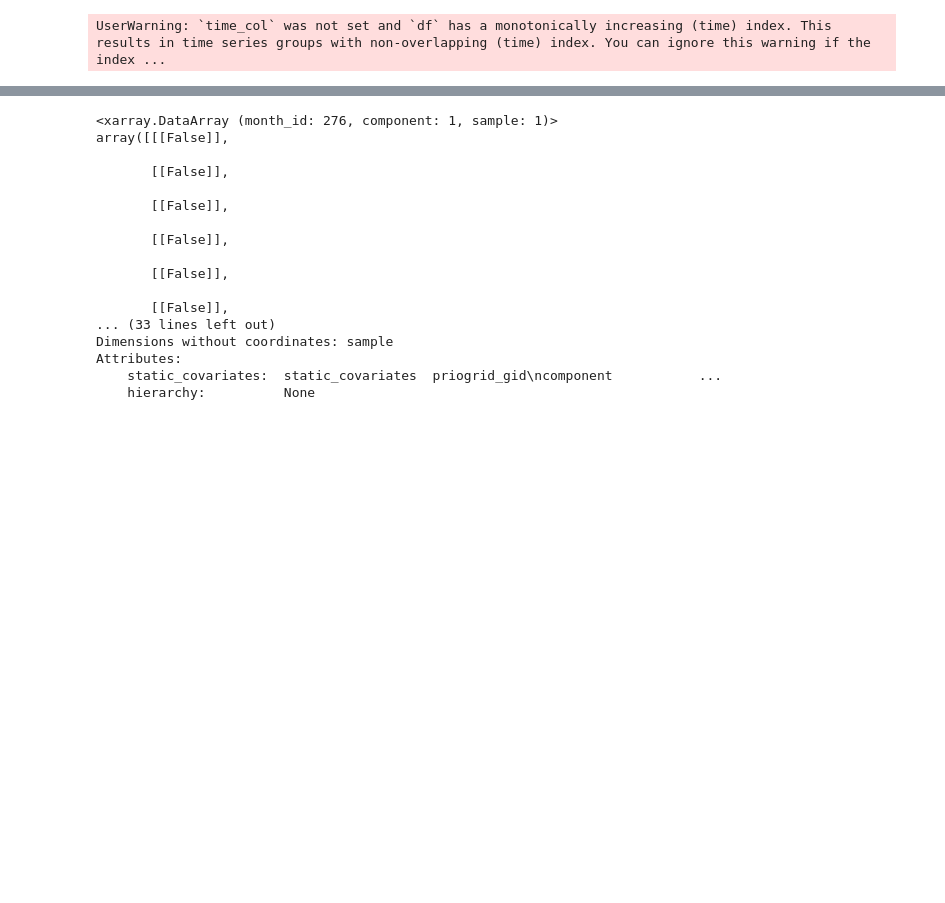
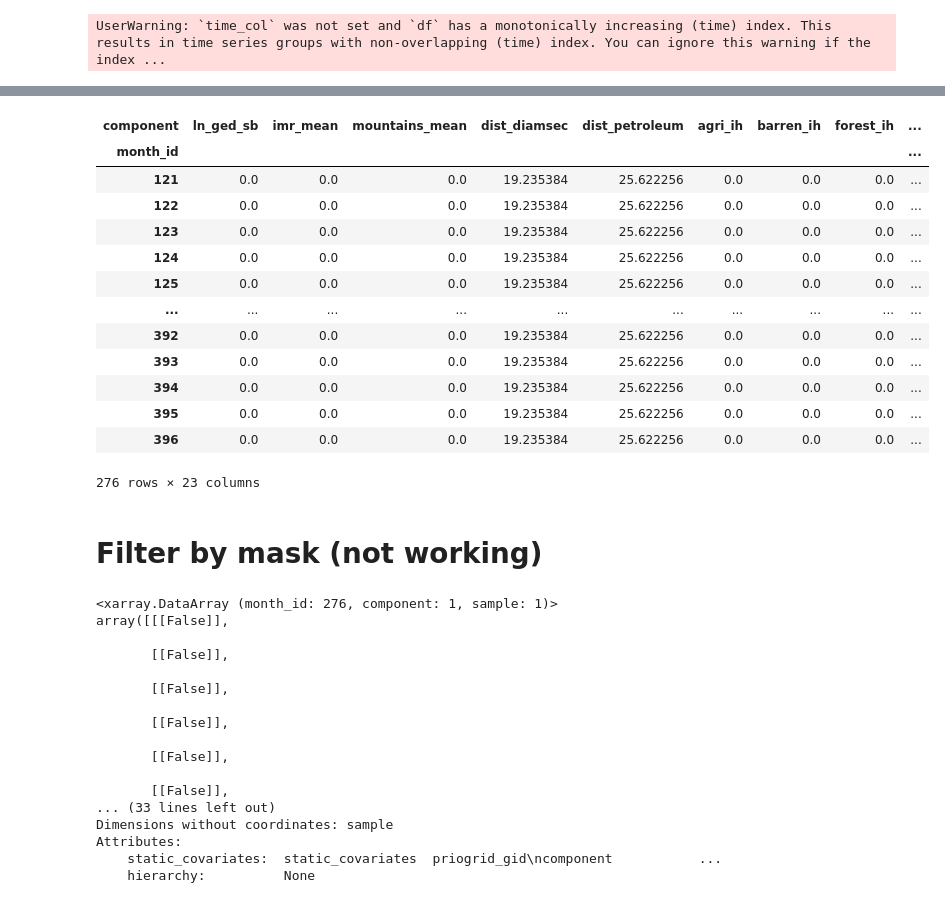
Before and after one commit to prio-data/views_pipeline, a Jupyter notebook: models/old_money/notebooks/test.ipynb, the cells around one changed output, grey strips where cells are left out. Saved outputs shown, nothing was run; the diff lists cells and outputs as text; code cells hidden in the pictures; blank space fills up the shorter version.

```diff
--- a/models/old_money/notebooks/test.ipynb
+++ b/models/old_money/notebooks/test.ipynb
@@ -4,0 +55,5 @@ import numpy as np
+# %%
+df = pd.read_pickle('../data/raw/calibration_viewser_df.pkl')
+model = HurdleModel(config, get_partitioner_dict('calibration'))
+# %%
+model.fit(df)
@@ -39,3 +109,3 @@ Attributes:
 # %%
-target = [series.slice(train_start, train_end + 1)[depvar] for series in series]  # ts.slice is different from df.slice
-past_cov = [series.slice(train_start, train_end + 1)[independent_variables] for series in series]
+target = [s.slice(train_start, train_end + 1)[depvar] for s in series]  # ts.slice is different from df.slice
+past_cov = [s.slice(train_start, train_end + 1)[independent_variables] for s in series]
@@ -89,0 +208,8 @@ IndexError: The type of your index was not matched.
+# %%
+target_pos, past_cov_pos = zip(*[(t, p) for t, p in zip(target, past_cov) if (t.values() > 0).any()])
+binary_model = LightGBMModel(lags_past_covariates=[-1])
+binary_model.fit(binary_target, past_covariates=past_cov)
+
+# Fit positive stage using the regression model
+positive_model = LightGBMModel(lags_past_covariates=[-1])
+positive_model.fit(target_pos, past_covariates=past_cov_pos)
@@ -90,3 +309,22 @@ IndexError: The type of your index was not matched.
+# %%
+past_cov_pos[0].pd_dataframe()
+# %% [output]
+| component | ln_ged_sb | imr_mean | mountains_mean | dist_diamsec | dist_petroleum | agri_ih | barren_ih | forest_ih | ... |
+| month_id |  |  |  |  |  |  |  |  | ... |
+| 121 | 0.0 | 0.0 | 0.0 | 19.235384 | 25.622256 | 0.0 | 0.0 | 0.0 | ... |
+| 122 | 0.0 | 0.0 | 0.0 | 19.235384 | 25.622256 | 0.0 | 0.0 | 0.0 | ... |
+| 123 | 0.0 | 0.0 | 0.0 | 19.235384 | 25.622256 | 0.0 | 0.0 | 0.0 | ... |
+| 124 | 0.0 | 0.0 | 0.0 | 19.235384 | 25.622256 | 0.0 | 0.0 | 0.0 | ... |
+| 125 | 0.0 | 0.0 | 0.0 | 19.235384 | 25.622256 | 0.0 | 0.0 | 0.0 | ... |
+| ... | ... | ... | ... | ... | ... | ... | ... | ... | ... |
+| 392 | 0.0 | 0.0 | 0.0 | 19.235384 | 25.622256 | 0.0 | 0.0 | 0.0 | ... |
+| 393 | 0.0 | 0.0 | 0.0 | 19.235384 | 25.622256 | 0.0 | 0.0 | 0.0 | ... |
+| 394 | 0.0 | 0.0 | 0.0 | 19.235384 | 25.622256 | 0.0 | 0.0 | 0.0 | ... |
+| 395 | 0.0 | 0.0 | 0.0 | 19.235384 | 25.622256 | 0.0 | 0.0 | 0.0 | ... |
+| 396 | 0.0 | 0.0 | 0.0 | 19.235384 | 25.622256 | 0.0 | 0.0 | 0.0 | ... |
+276 rows × 23 columns
+# %% [markdown]
+# Filter by mask (not working)
 # %%
 test = [s for s in target if not (s <= 0).all()][2]
 # %%
```
Also changed, not shown: parts of 25 cells of this notebook, 10 other files.
